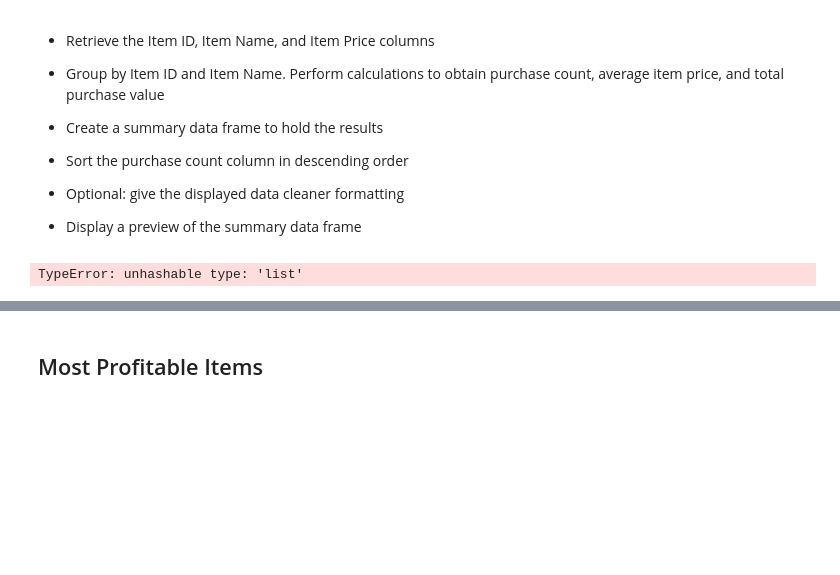
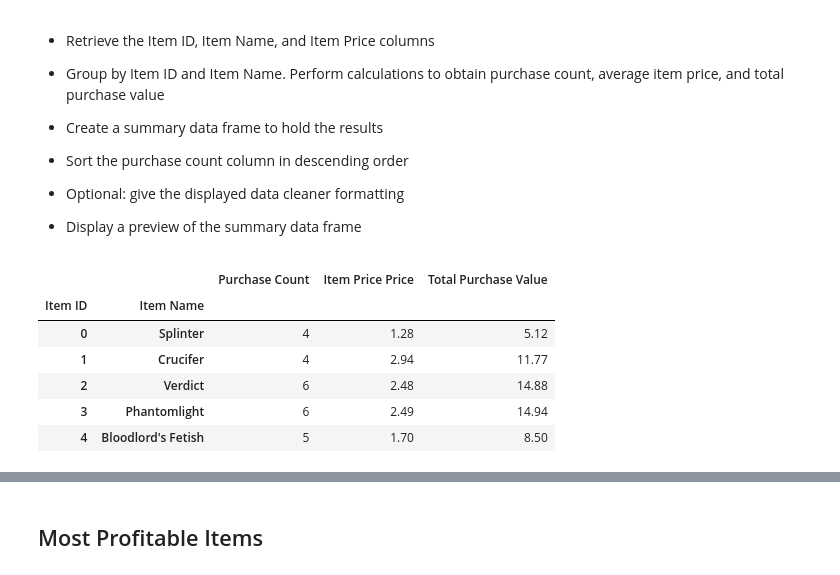
Before and after one commit to stefanyl/pandas-challenge, a Jupyter notebook: HeroesOfPymoli/HeroesOfPymoli_starter.ipynb, the cells around one changed output, grey strips where cells are left out. Cells and saved outputs as stored; diff of their text form; code cells hidden in the pictures; blank space fills up the shorter version.

Commit message:
got data to item data to show

```diff
--- a/HeroesOfPymoli/HeroesOfPymoli_starter.ipynb
+++ b/HeroesOfPymoli/HeroesOfPymoli_starter.ipynb
@@ -337,21 +337,25 @@ sorted_user_df.head(5)
 
 * Display a preview of the summary data frame
 # %%
-
 #Retrieve Item ID, Item Name, Price columns.
 items_df = purchase_data.loc[:, ['Item ID', 'Item Name', 'Price']]
 
-# Use GroupBy for both Item ID and Item Name. Calculate purchase count, avg item price, and total purchase value.
-popular_ItemCount = purchase_data.groupby(['Item ID'], ['Item Name']).count()['Price']
-popular_avgItemPrice = round(purchase_data.groupby(['Item ID'], ['Item Name']).mean()["Price"], 2)
-popular_totalPurch = purchase_data.groupby(['Item ID'], ['Item Name']).sum()["Price"]
+#Calculations for columns
+purchase_count = items_df.groupby(["Item ID", "Item Name"]).count()["Price"]
+item_price = round(items_df.groupby(["Item ID", "Item Name"]).mean()["Price"], 2)
+total_purchase_value = round(items_df.groupby(["Item ID", "Item Name"]).sum()["Price"], 2)
 
 # Summary df for popular items data
 popular_items_df = pd.DataFrame({
-    "Purchase Count": popular_ItemCount,
-    "Average Purchase Price": popular_avgItemPrice,
-    "Total Purchase Value": popular_totalPurch
-})
-popular_items_df
+    "Purchase Count": purchase_count,
+    "Item Price Price": item_price,
+    "Total Purchase Value": total_purchase_value})
+popular_items_df.head()
 # %% [output]
-TypeError: unhashable type: 'list'
+|  |  | Purchase Count | Item Price Price | Total Purchase Value |
+| Item ID | Item Name |  |  |  |
+| 0 | Splinter | 4 | 1.28 | 5.12 |
+| 1 | Crucifer | 4 | 2.94 | 11.77 |
+| 2 | Verdict | 6 | 2.48 | 14.88 |
+| 3 | Phantomlight | 6 | 2.49 | 14.94 |
+| 4 | Bloodlord's Fetish | 5 | 1.70 | 8.50 |
```
Also changed, not shown: parts of 1 cell of this notebook.
